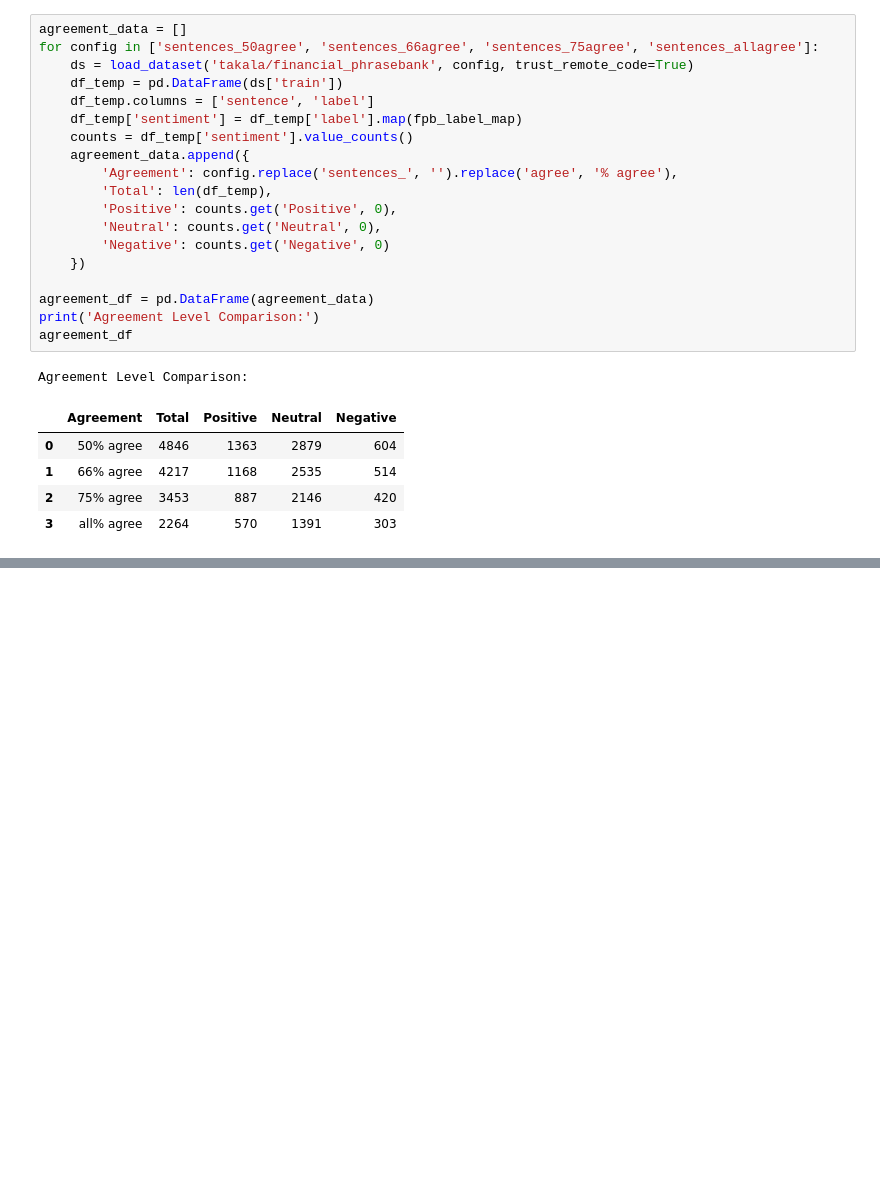
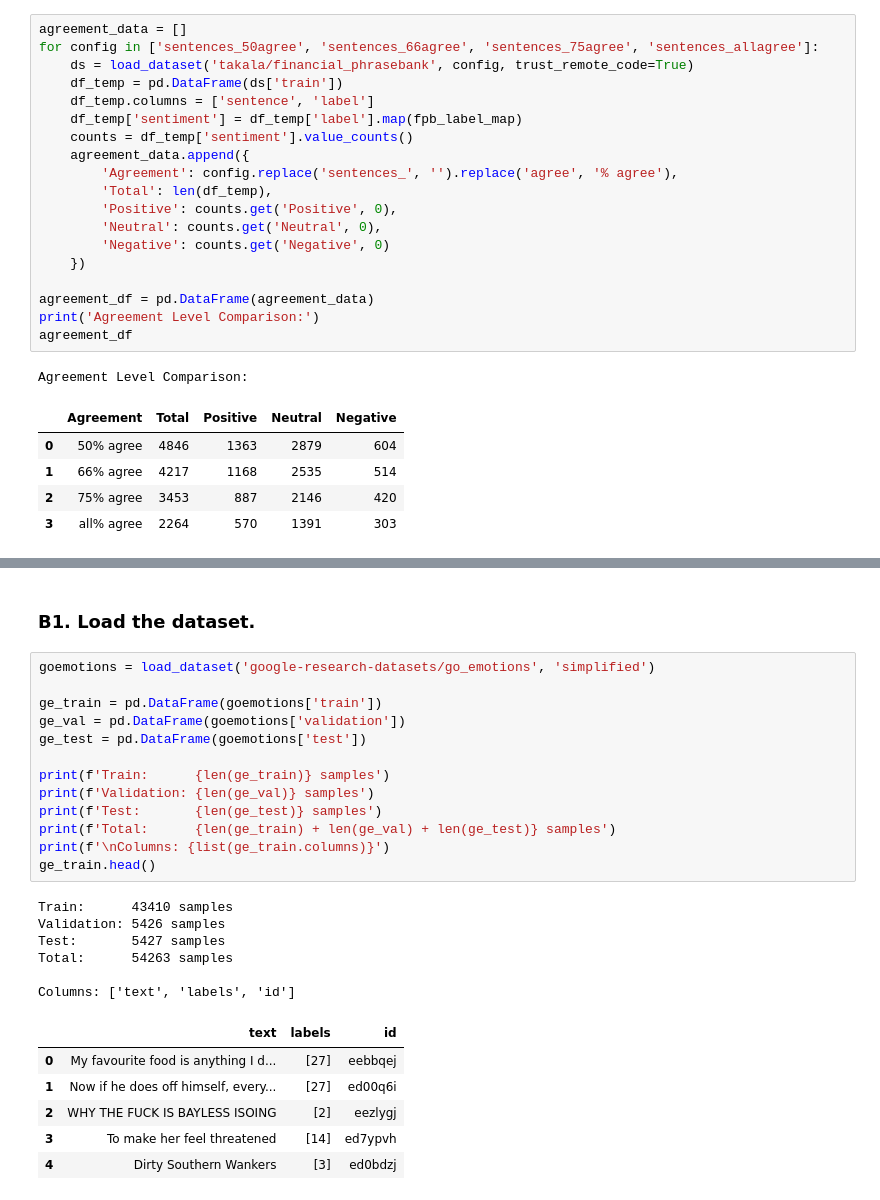
Before and after one commit to Kevinmonitor/TECHNOLOGY-DESIGN-PROJECT, a Jupyter notebook: Dataset_Explorer_GoEmotions_FinancialPhraseBank.ipynb, the cells around one changed output, grey strips where cells are left out. Drawn from its saved outputs; the diff is of its cells as text; blank space fills up the shorter version.

Commit message:
Load go-emotions dataset

```diff
--- a/Dataset_Explorer_GoEmotions_FinancialPhraseBank.ipynb
+++ b/Dataset_Explorer_GoEmotions_FinancialPhraseBank.ipynb
@@ -168,0 +176,28 @@ Agreement Level Comparison:
+# %% [markdown]
+### B1. Load the dataset.
+# %%
+goemotions = load_dataset('google-research-datasets/go_emotions', 'simplified')
+
+ge_train = pd.DataFrame(goemotions['train'])
+ge_val = pd.DataFrame(goemotions['validation'])
+ge_test = pd.DataFrame(goemotions['test'])
+
+print(f'Train:      {len(ge_train)} samples')
+print(f'Validation: {len(ge_val)} samples')
+print(f'Test:       {len(ge_test)} samples')
+print(f'Total:      {len(ge_train) + len(ge_val) + len(ge_test)} samples')
+print(f'\nColumns: {list(ge_train.columns)}')
+ge_train.head()
+# %% [output]
+Train:      43410 samples
+Validation: 5426 samples
+Test:       5427 samples
+Total:      54263 samples
+
+Columns: ['text', 'labels', 'id']
+|  | text | labels | id |
+| 0 | My favourite food is anything I d... | [27] | eebbqej |
+| 1 | Now if he does off himself, every... | [27] | ed00q6i |
+| 2 | WHY THE FUCK IS BAYLESS ISOING | [2] | eezlygj |
+| 3 | To make her feel threatened | [14] | ed7ypvh |
+| 4 | Dirty Southern Wankers | [3] | ed0bdzj |
```
Also changed, not shown: parts of 1 cell of this notebook.
